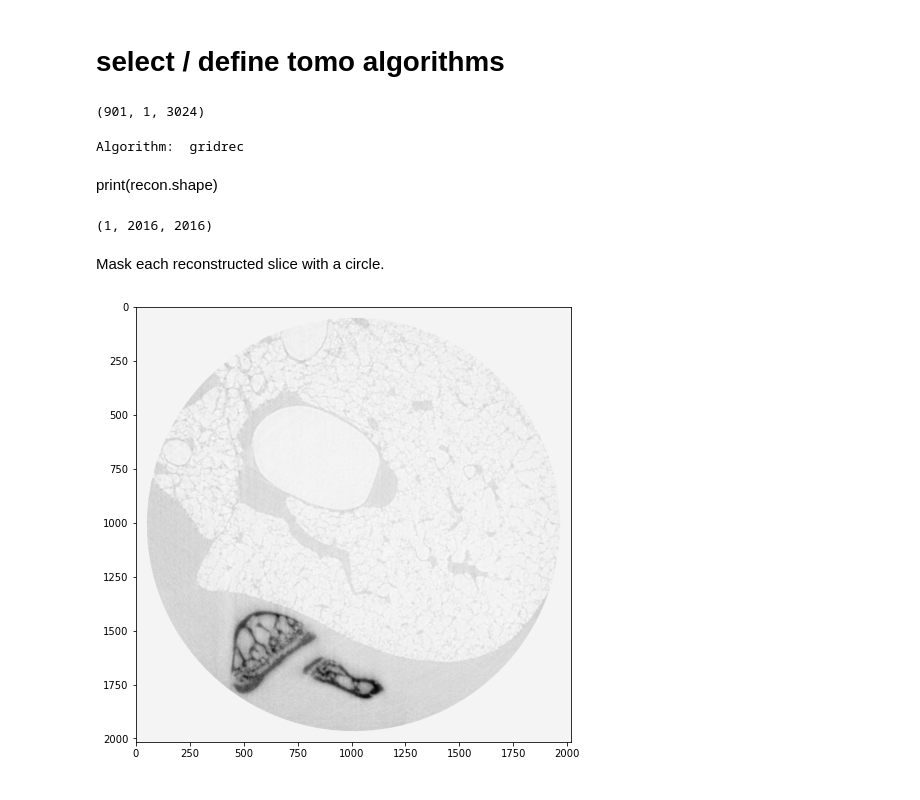
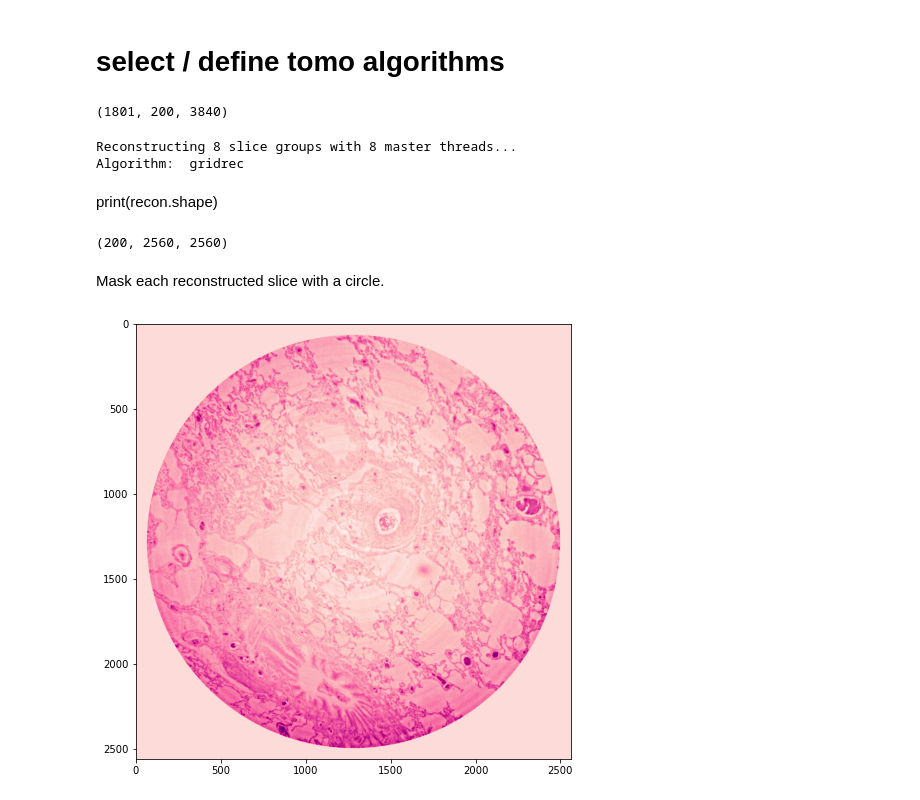
Before and after one commit to tomograms/tomography-notebooks, a Jupyter notebook: tomorec_lungs.ipynb, the cells around one changed output. Saved outputs shown, nothing was run; the diff lists cells and outputs as text; code cells hidden in the pictures.

Commit message:
new input data

```diff
--- a/tomorec_lungs.ipynb
+++ b/tomorec_lungs.ipynb
@@ -33,12 +33,13 @@ Site data root directory: /data/staff/tomograms
 # %%
 # load data
 
-with h5py.File(site_data_dir+'/test-data/lungProject_data/VILI_mouse_5_pm2_e.h5','r') as fp:
-    proj = fp['exchange/data'][()] # [:,400:650,:] # [()]
+#with h5py.File(site_data_dir+'/test-data/lungProject_data/h11913_4_3.h5','r') as fp:
+#    proj = fp['exchange/data'][()] # [:,400:650,:] # [()]
 
-with h5py.File(site_data_dir+'/test-data/lungProject_data/VILI_mouse_5_pm2_refs.h5','r') as ff:
-    flat = ff['exchange/data_white'][()] # [:,400:650,:] # [()]
-    dark = ff['exchange/data_dark'][()] # [:,400:650,:] # [()]
+with h5py.File(site_data_dir+'/test-data/lungProject_data/h11913_4_3.h5','r') as fp:
+    proj = fp['exchange/data'][:,800:1000,:] # [()]
+    flat = fp['exchange/data_flat'][:,800:1000,:] # [()]
+    dark = fp['exchange/data_dark'][:,800:1000,:] # [()]
 
 print(proj.shape, flat.shape, dark.shape)
 # %% [output]
@@ -62,5 +63,7 @@ plt.show()
 # %% [markdown]
 Tomopy provides various methods to [find rotation center](http://tomopy.readthedocs.io/en/latest/api/tomopy.recon.rotation.html).
 # %%
-rot_center = tomopy.find_center(proj, theta, init=1008, ind=0, tol=0.5)
-print(rot_center)
+### we skip the rot center calculation because we know the rotation center is at 1280
+#rot_center = tomopy.find_center(proj, theta, init=1280, ind=0, tol=0.5)
+#print(rot_center)
+rot_center=1280
@@ -69,5 +70,5 @@ print(rot_center)
 # %%
-proj=tomopy.prep.phase.retrieve_phase(proj,pixel_size=0.0003,dist=10,energy=22,alpha=0.00020,pad=True,ncore=ncore)
+proj=tomopy.prep.phase.retrieve_phase(proj,pixel_size=0.00016,dist=19,energy=21,alpha=0.0001,pad=True,ncore=ncore)
 # %% [markdown]
 Reconstruction using Gridrec algorithm.Tomopy provides various [reconstruction](http://tomopy.readthedocs.io/en/latest/api/tomopy.recon.algorithm.html) methods including the one part of the [ASTRA toolbox](https://sourceforge.net/p/astra-toolbox/wiki/Home/).
 # %%
@@ -120,12 +121,12 @@ def rec_sirtfbp(data, theta, rot_center, start=0, test_sirtfbp_iter = False, nco
 algorithm = 'gridrec'
 #algorithm = 'sirtfbp'
 # %%
-slice_first=500 #0 #500
-slice_last=501 #proj.shape[1] #501
+slice_first=0 #0 #500
+slice_last=proj.shape[1] #501
 aproj=proj[:,slice_first:slice_last,:]
 print(aproj.shape)
 # %% [output]
-(901, 1, 3024)
+(1801, 200, 3840)
 # %%
 if algorithm == 'sirtfbp':
     recon = rec_sirtfbp(aproj, theta, rot_center, ncore=ncore)
@@ -135,21 +136,22 @@ recon = recon[:,N//4:5*N//4,N//4:5*N//4]
 
 print("Algorithm: ", algorithm)
 # %% [output]
+Reconstructing 8 slice groups with 8 master threads...
 Algorithm:  gridrec
 # %% [markdown]
 print(recon.shape)
 # %%
 print(recon.shape)
 # %% [output]
-(1, 2016, 2016)
+(200, 2560, 2560)
 # %% [markdown]
 Mask each reconstructed slice with a circle.
 # %%
 recon = tomopy.circ_mask(recon, axis=0, ratio=0.95, ncore=ncore)
 # %%
 plt.figure(figsize=(9,8))
-plt.imshow(recon[0,:,:], cmap='Greys')
+plt.imshow(recon[30,:,:], cmap='RdPu')
 plt.show()
 # %% [output]
-[figure, old version]
+[figure, new version]
 # %%
```
Also changed, not shown: parts of 6 cells of this notebook.
